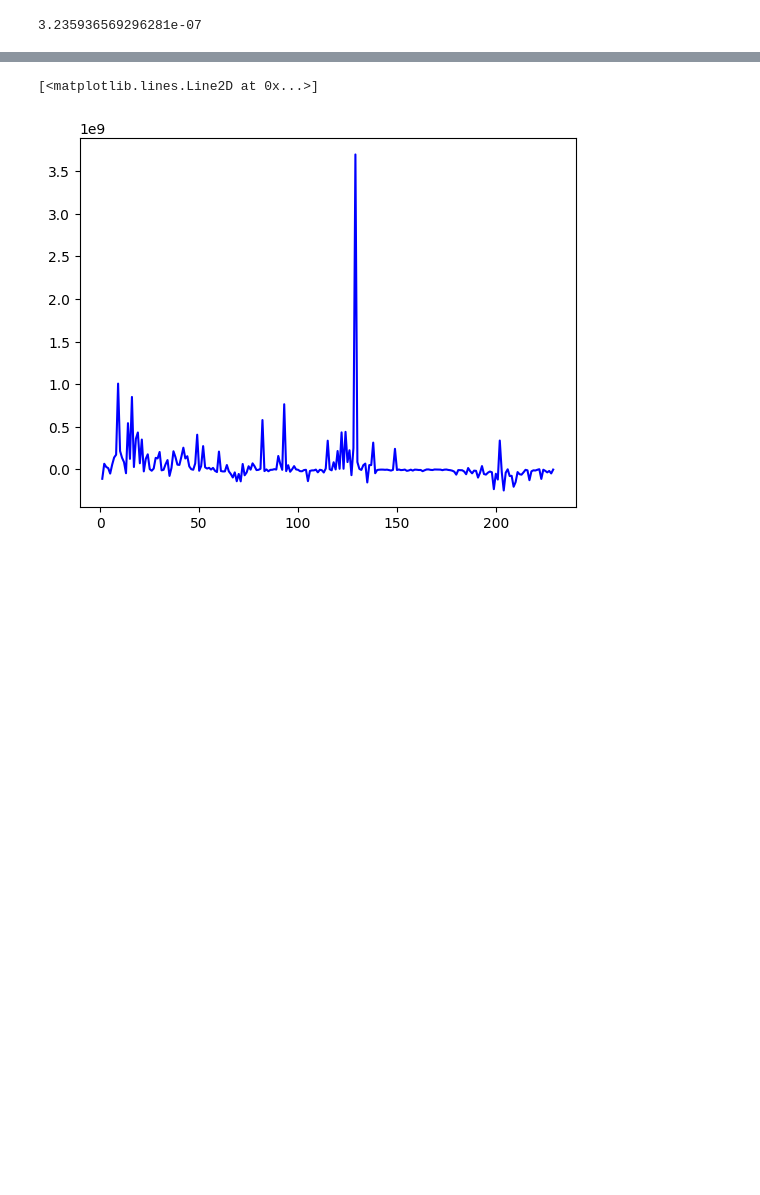
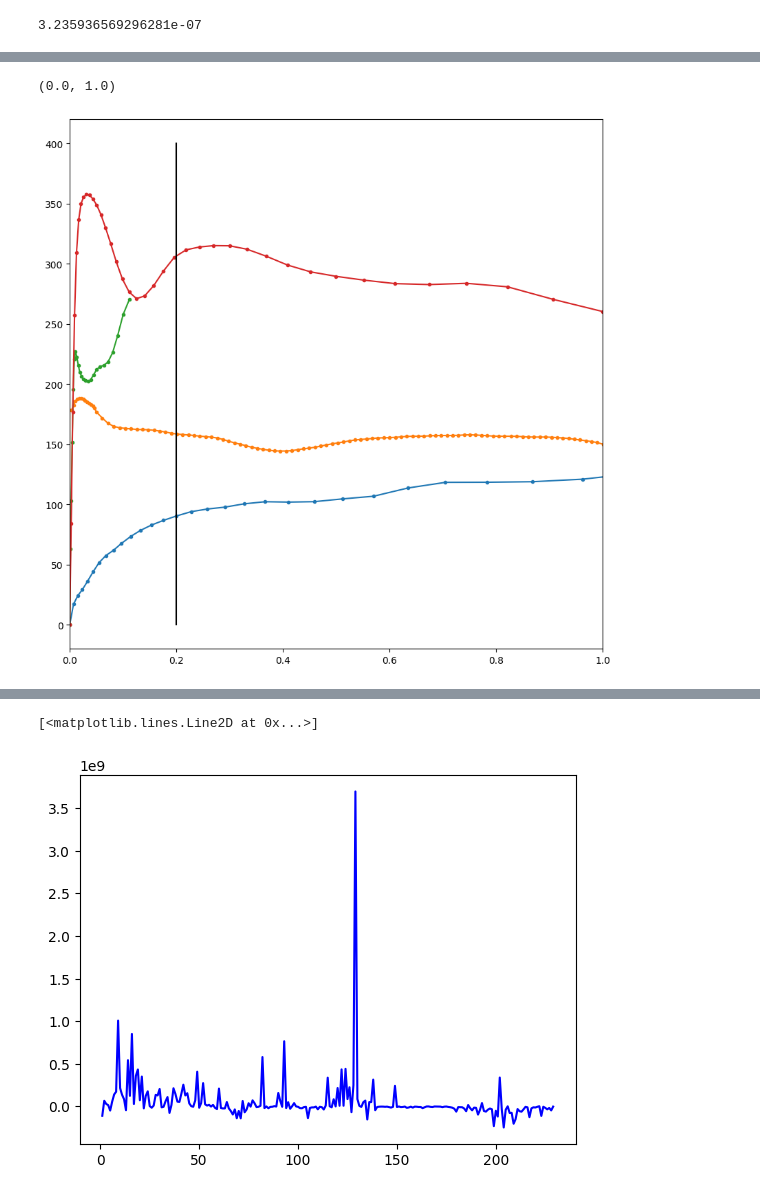
Before and after one commit to marianagomezcuartas/galaxias, a Jupyter notebook: practico1/cleaner.ipynb, the cells around one changed output, grey strips where cells are left out. Drawn from its saved outputs; the diff is of its cells as text; code cells hidden in the pictures; blank space fills up the shorter version.

```diff
--- a/practico1/cleaner.ipynb
+++ b/practico1/cleaner.ipynb
@@ -100,0 +103,24 @@ df
+# %%
+n = 200
+
+sup_lim = 0.2
+
+fig = plt.figure(figsize=(10, 10))
+plot_ = lambda n:plt.plot(Rotcurves[n].R/df["R25"].iloc[n], Rotcurves[n].Vc, '.-', label=f"{n}")
+
+for i in range(0,10):
+    max_R_Vc_over_R25 = df["max_R"].iloc[i]/df["R25"].iloc[i]
+
+    if max_R_Vc_over_R25 <= sup_lim :
+    # if True:
+        plot_(i)
+        # plt.scatter(max_R_Vc_over_R25, df["max_Vc"].iloc[i], c="k")
+
+
+plt.plot([sup_lim, sup_lim], [0, 400], '-k')
+
+plt.xlim(0,1)
+# plt.ylim(0, 300)
+# %% [output]
+(0.0, 1.0)
+[figure, added]
```
Also changed, not shown: parts of 5 cells of this notebook.
